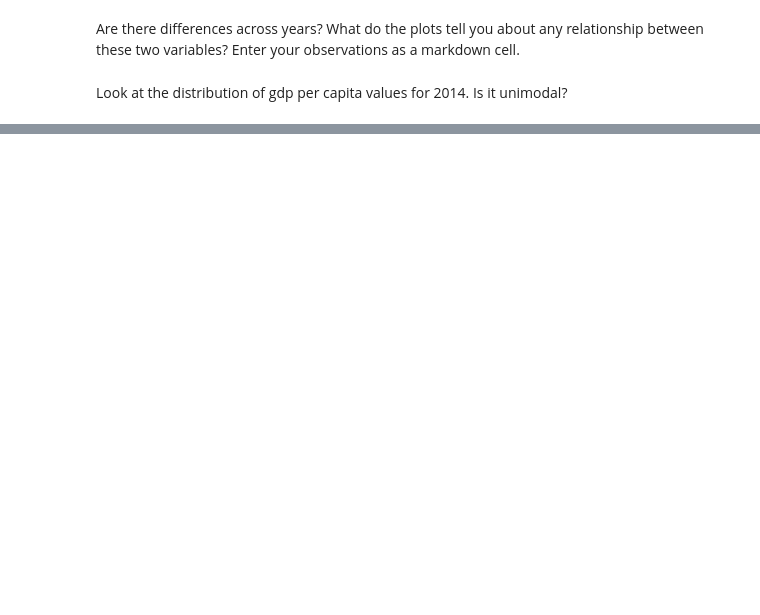
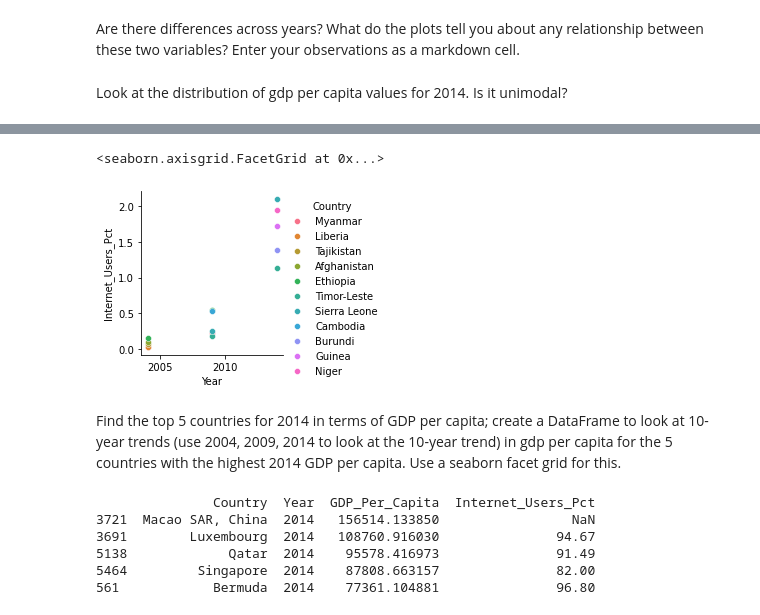
Before and after one commit to Coleman-R/gdp-and-internet-usage-Coleman-R, a Jupyter notebook: notebook/Untitled.ipynb, the cells around one changed output, grey strips where cells are left out. Drawn from its saved outputs; the diff is of its cells as text; code cells hidden in the pictures; blank space fills up the shorter version.

```diff
--- a/notebook/Untitled.ipynb
+++ b/notebook/Untitled.ipynb
@@ -381,0 +509,3 @@ Look at the distribution of gdp per capita values for 2014. Is it unimodal?
+# %%
+bottom_5_internet = pd.concat([bottom_5_internet_04,bottom_5_internet_09,bottom_5_internet_14])
+print(bottom_5_internet)
@@ -381,0 +529,19 @@ Look at the distribution of gdp per capita values for 2014. Is it unimodal?
+# %%
+h = sns.FacetGrid(bottom_5_internet, hue='Country')
+h.map(sns.scatterplot, 'Year', 'Internet_Users_Pct')
+h.add_legend()
+# %% [output]
+<seaborn.axisgrid.FacetGrid at 0x...>
+[figure, added]
+# %% [markdown]
+Find the top 5 countries for 2014 in terms of GDP per capita; create a DataFrame to look at 10-year trends (use 2004, 2009, 2014 to look at the 10-year trend) in gdp per capita for the 5 countries with the highest 2014 GDP per capita. Use a seaborn facet grid for this.
+# %%
+top_5_gdp_14 = gdp_internet_14.sort_values ( by= 'GDP_Per_Capita', ascending= False)[:5]
+print(top_5_gdp_14)
+# %% [output]
+               Country  Year  GDP_Per_Capita  Internet_Users_Pct
+3721  Macao SAR, China  2014   156514.133850                 NaN
+3691        Luxembourg  2014   108760.916030               94.67
+5138             Qatar  2014    95578.416973               91.49
+5464         Singapore  2014    87808.663157               82.00
+561            Bermuda  2014    77361.104881               96.80
```
Also changed, not shown: parts of 21 cells of this notebook.
